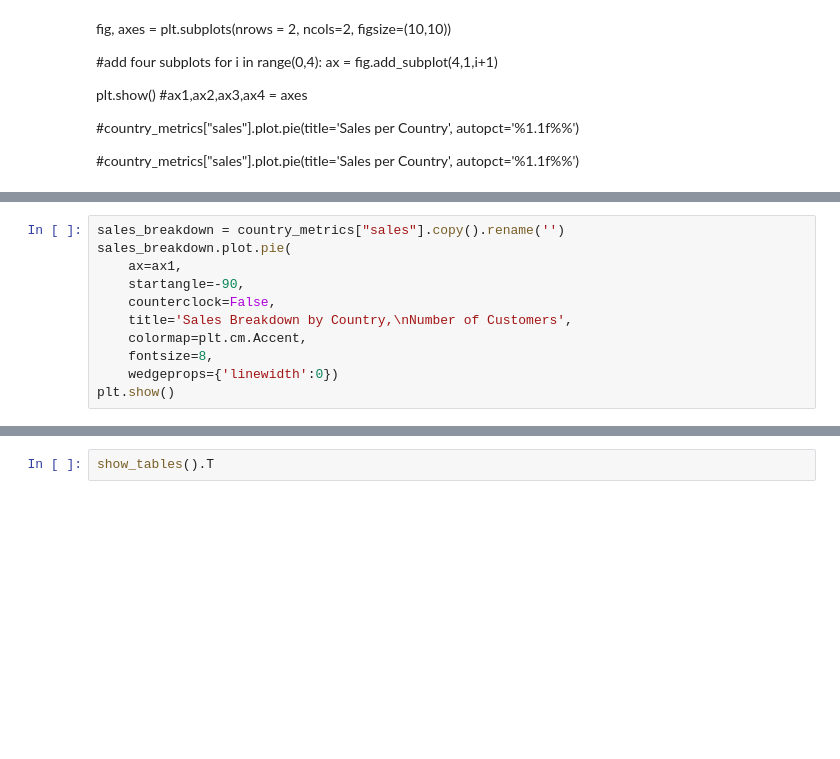
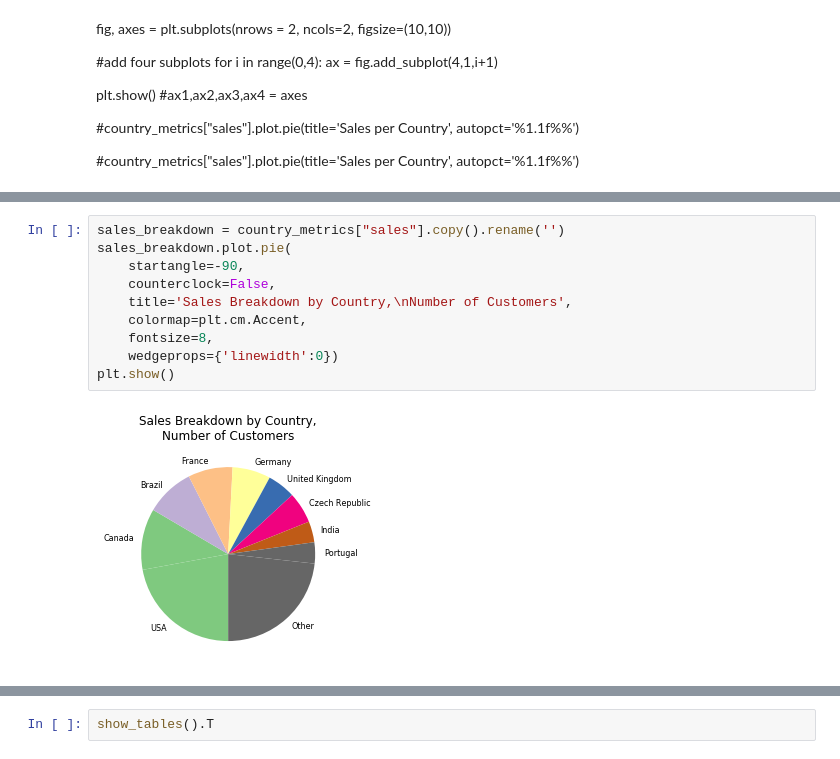
Before and after one commit to nlong-ds/dataquest, a Jupyter notebook: Data-Analysis-Path/business-questions-sql/business-questions-chinook.ipynb, the cells around one changed output, grey strips where cells are left out. Cells and saved outputs as stored; diff of their text form; blank space fills up the shorter version.

```diff
--- a/Data-Analysis-Path/business-questions-sql/business-questions-chinook.ipynb
+++ b/Data-Analysis-Path/business-questions-sql/business-questions-chinook.ipynb
@@ -340,14 +341,15 @@ Name: sales, dtype: float64
 # %%
 sales_breakdown = country_metrics["sales"].copy().rename('')
 sales_breakdown.plot.pie(
-    ax=ax1,
     startangle=-90,
     counterclock=False,
     title='Sales Breakdown by Country,\nNumber of Customers',
     colormap=plt.cm.Accent,
     fontsize=8,
     wedgeprops={'linewidth':0})
 plt.show()
+# %% [output]
+[figure, added]
 # %%
 plt.figure(figsize=(8,8))
 
```
Also changed, not shown: parts of 7 cells of this notebook.
